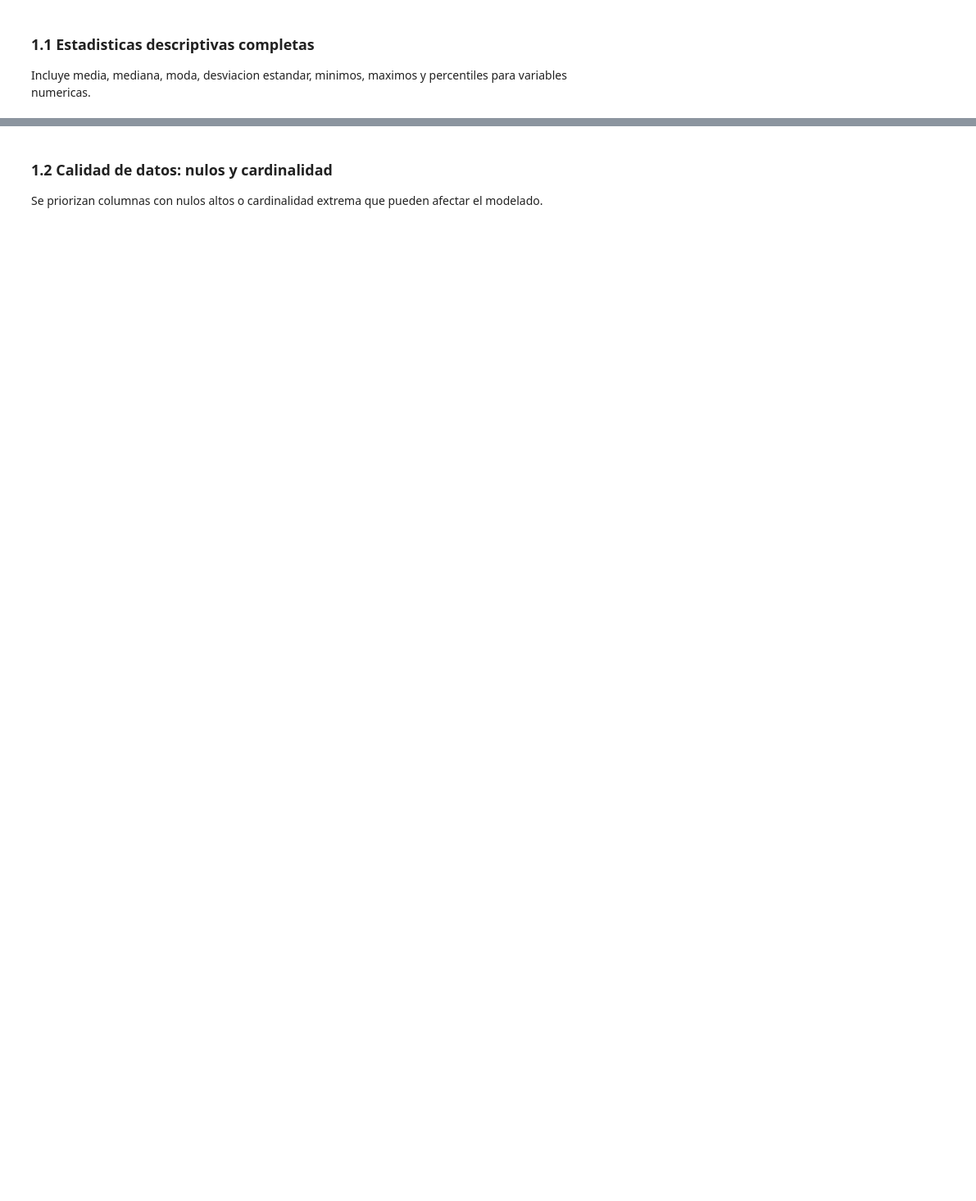
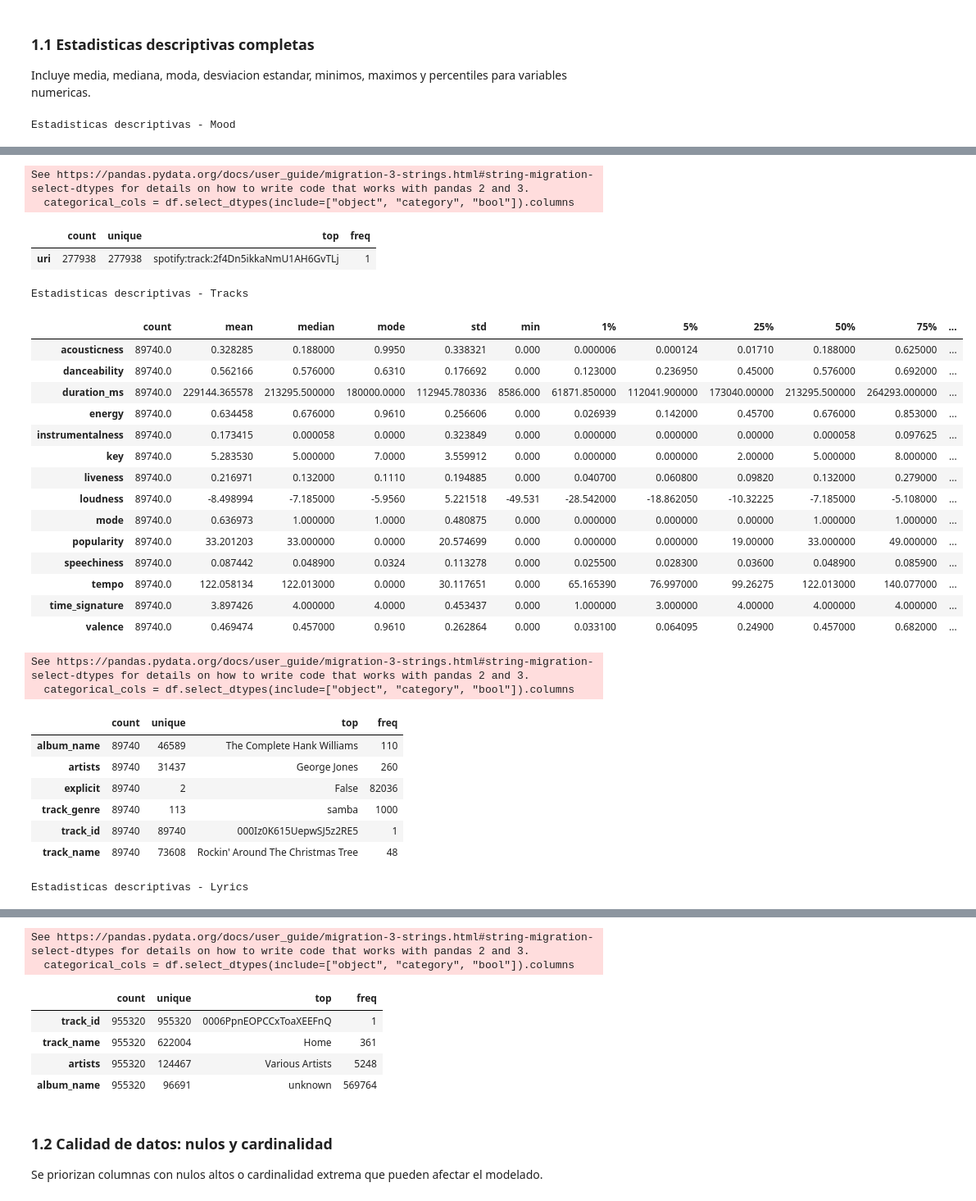
Before and after one commit to Rizqy777/Music_Mood_Activity_Recommender, a Jupyter notebook: notebooks/eda.ipynb, the cells around one changed output, grey strips where cells are left out. Shown at 82% size. Cells and saved outputs as stored; diff of their text form; code cells hidden in the pictures; blank space fills up the shorter version.

```diff
--- a/notebooks/eda.ipynb
+++ b/notebooks/eda.ipynb
@@ -172,3 +276,7 @@ print("Estadisticas descriptivas - Mood")
 descriptive_stats(mood_df, "mood")
 print("Estadisticas descriptivas - Tracks")
 descriptive_stats(tracks_df, "tracks")
+print("Estadisticas descriptivas - Lyrics")
+descriptive_stats(lyrics_df, "lyrics")
+# %% [output]
+Estadisticas descriptivas - Mood
@@ -174,0 +296,30 @@ descriptive_stats(tracks_df, "tracks")
+See https://pandas.pydata.org/docs/user_guide/migration-3-strings.html#string-migration-select-dtypes for details on how to write code that works with pandas 2 and 3.
+  categorical_cols = df.select_dtypes(include=["object", "category", "bool"]).columns
+|  | count | unique | top | freq |
+| uri | 277938 | 277938 | spotify:track:2f4Dn5ikkaNmU1AH6GvTLj | 1 |
+Estadisticas descriptivas - Tracks
+|  | count | mean | median | mode | std | min | 1% | 5% | 25% | 50% | 75% | ... |
+| acousticness | 89740.0 | 0.328285 | 0.188000 | 0.9950 | 0.338321 | 0.000 | 0.000006 | 0.000124 | 0.01710 | 0.188000 | 0.625000 | ... |
+| danceability | 89740.0 | 0.562166 | 0.576000 | 0.6310 | 0.176692 | 0.000 | 0.123000 | 0.236950 | 0.45000 | 0.576000 | 0.692000 | ... |
+| duration_ms | 89740.0 | 229144.365578 | 213295.500000 | 180000.0000 | 112945.780336 | 8586.000 | 61871.850000 | 112041.900000 | 173040.00000 | 213295.500000 | 264293.000000 | ... |
+| energy | 89740.0 | 0.634458 | 0.676000 | 0.9610 | 0.256606 | 0.000 | 0.026939 | 0.142000 | 0.45700 | 0.676000 | 0.853000 | ... |
+| instrumentalness | 89740.0 | 0.173415 | 0.000058 | 0.0000 | 0.323849 | 0.000 | 0.000000 | 0.000000 | 0.00000 | 0.000058 | 0.097625 | ... |
+| key | 89740.0 | 5.283530 | 5.000000 | 7.0000 | 3.559912 | 0.000 | 0.000000 | 0.000000 | 2.00000 | 5.000000 | 8.000000 | ... |
+| liveness | 89740.0 | 0.216971 | 0.132000 | 0.1110 | 0.194885 | 0.000 | 0.040700 | 0.060800 | 0.09820 | 0.132000 | 0.279000 | ... |
+| loudness | 89740.0 | -8.498994 | -7.185000 | -5.9560 | 5.221518 | -49.531 | -28.542000 | -18.862050 | -10.32225 | -7.185000 | -5.108000 | ... |
+| mode | 89740.0 | 0.636973 | 1.000000 | 1.0000 | 0.480875 | 0.000 | 0.000000 | 0.000000 | 0.00000 | 1.000000 | 1.000000 | ... |
+| popularity | 89740.0 | 33.201203 | 33.000000 | 0.0000 | 20.574699 | 0.000 | 0.000000 | 0.000000 | 19.00000 | 33.000000 | 49.000000 | ... |
+| speechiness | 89740.0 | 0.087442 | 0.048900 | 0.0324 | 0.113278 | 0.000 | 0.025500 | 0.028300 | 0.03600 | 0.048900 | 0.085900 | ... |
+| tempo | 89740.0 | 122.058134 | 122.013000 | 0.0000 | 30.117651 | 0.000 | 65.165390 | 76.997000 | 99.26275 | 122.013000 | 140.077000 | ... |
+| time_signature | 89740.0 | 3.897426 | 4.000000 | 4.0000 | 0.453437 | 0.000 | 1.000000 | 3.000000 | 4.00000 | 4.000000 | 4.000000 | ... |
+| valence | 89740.0 | 0.469474 | 0.457000 | 0.9610 | 0.262864 | 0.000 | 0.033100 | 0.064095 | 0.24900 | 0.457000 | 0.682000 | ... |
+See https://pandas.pydata.org/docs/user_guide/migration-3-strings.html#string-migration-select-dtypes for details on how to write code that works with pandas 2 and 3.
+  categorical_cols = df.select_dtypes(include=["object", "category", "bool"]).columns
+|  | count | unique | top | freq |
+| album_name | 89740 | 46589 | The Complete Hank Williams | 110 |
+| artists | 89740 | 31437 | George Jones | 260 |
+| explicit | 89740 | 2 | False | 82036 |
+| track_genre | 89740 | 113 | samba | 1000 |
+| track_id | 89740 | 89740 | 000Iz0K615UepwSJ5z2RE5 | 1 |
+| track_name | 89740 | 73608 | Rockin' Around The Christmas Tree | 48 |
+Estadisticas descriptivas - Lyrics
@@ -175,3 +339,10 @@ descriptive_stats(tracks_df, "tracks")
+See https://pandas.pydata.org/docs/user_guide/migration-3-strings.html#string-migration-select-dtypes for details on how to write code that works with pandas 2 and 3.
+  categorical_cols = df.select_dtypes(include=["object", "category", "bool"]).columns
+|  | count | unique | top | freq |
+| track_id | 955320 | 955320 | 0006PpnEOPCCxToaXEEFnQ | 1 |
+| track_name | 955320 | 622004 | Home | 361 |
+| artists | 955320 | 124467 | Various Artists | 5248 |
+| album_name | 955320 | 96691 | unknown | 569764 |
 # %% [markdown]
 ### 1.2 Calidad de datos: nulos y cardinalidad
 
```
Also changed, not shown: parts of 27 cells of this notebook, 45 other files.
